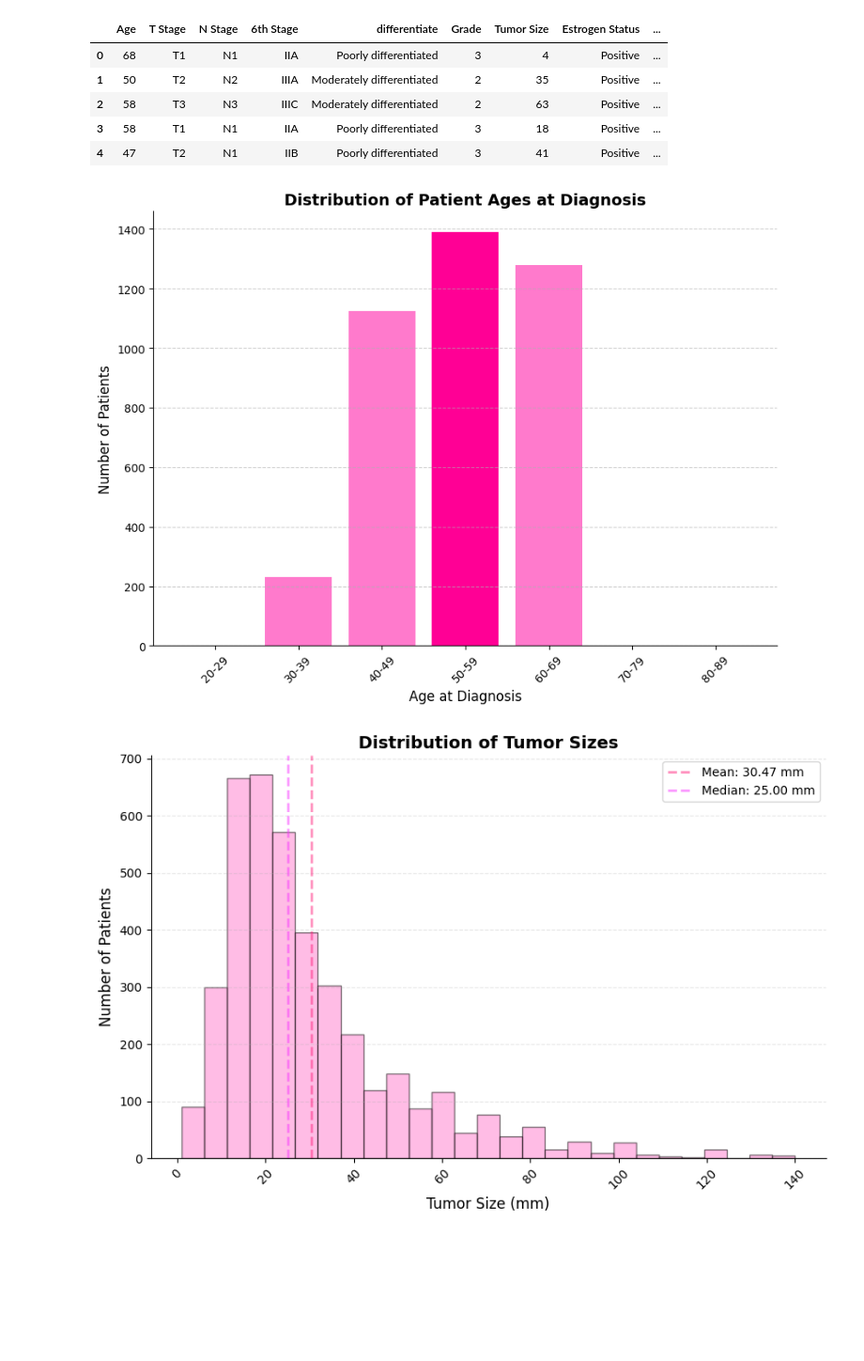
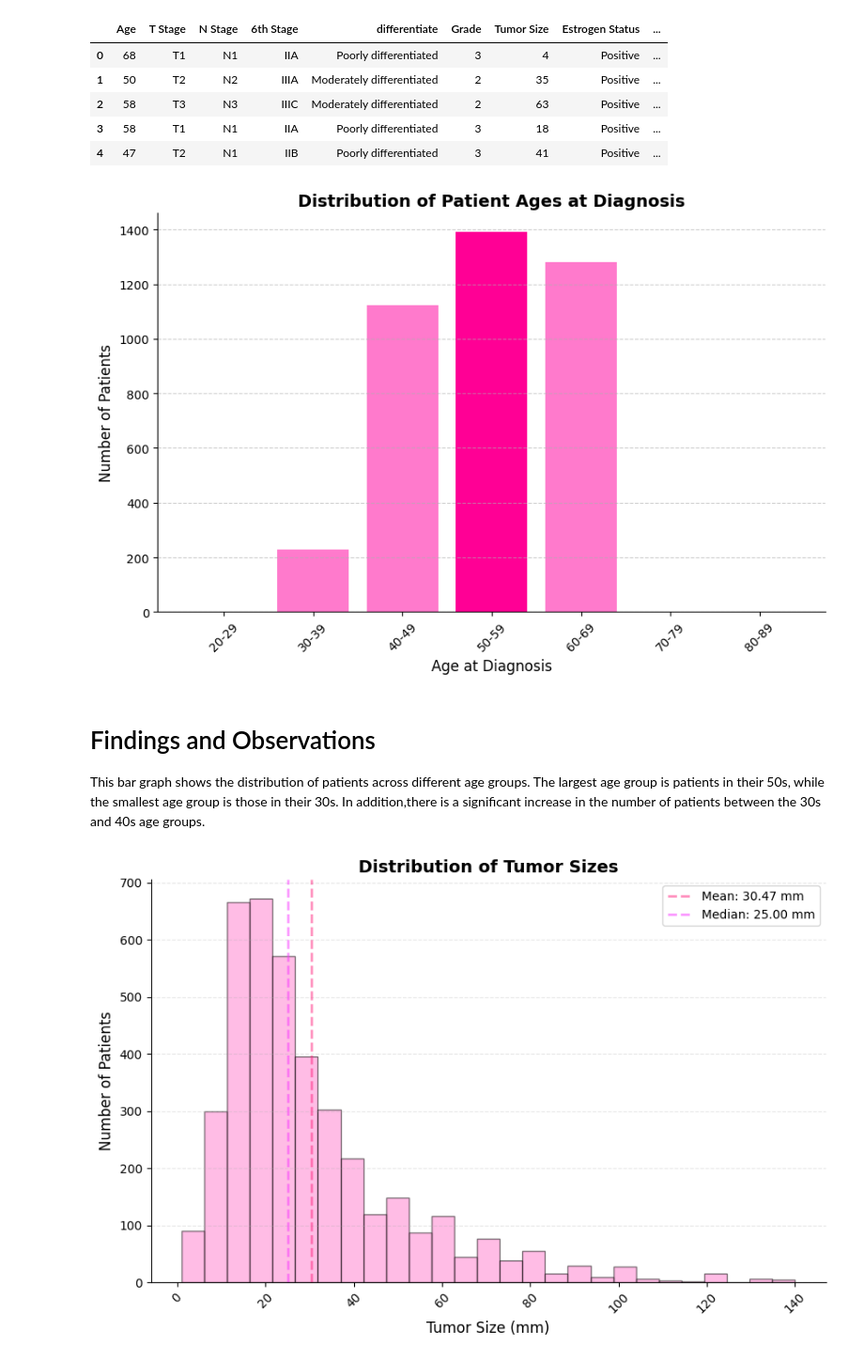
Before and after one commit to Shyleyy/breast-cancer-data-analysis, a Jupyter notebook: notebook/breast-cancer-notebook.ipynb, the cells around one changed output. Shown at 94% size. Cells and saved outputs as stored; diff of their text form; code cells hidden in the pictures; blank space fills up the shorter version.

Commit message:
Markdown notes of Findings and Observations added to each graph

```diff
--- a/notebook/breast-cancer-notebook.ipynb
+++ b/notebook/breast-cancer-notebook.ipynb
@@ -130,32 +130,35 @@ df.head()
 # %%
 # What is the range of patient ages at diagnosis?
 #bar plot
 
 bins = [20, 30, 40, 50, 60, 70, 80, 90]
 labels = ['20-29', '30-39', '40-49', '50-59', '60-69', '70-79', '80-89']
 df['age_group'] = pd.cut(df['Age'], bins=bins, labels=labels, right=False)
 avg_age_groups = df.groupby('age_group')['Status'].count().reset_index()
 
 age_counts = df['age_group'].value_counts().sort_index()
 max_count = age_counts.max()
 
-plt.figure(figsize=(10,7))
+plt.figure(figsize=(10,6))
 
 colors = ["#ff0095" if count == max_count else "#ff7acc" for count in age_counts]
 
 plt.bar(avg_age_groups['age_group'], avg_age_groups['Status'], color=colors)
 plt.xlabel('Age at Diagnosis', fontsize=12)
 plt.ylabel('Number of Patients', fontsize=12)
 plt.title('Distribution of Patient Ages at Diagnosis', fontsize=14, fontweight='bold')
 plt.xticks(rotation=45)
 plt.grid(axis='y', linestyle='--', alpha=0.6)
 
 ax = plt.gca()
 ax.spines['top'].set_visible(False)
 ax.spines['right'].set_visible(False)
 plt.show()
 # %% [output]
-[figure, old version]
+[figure, new version]
+# %% [markdown]
+# Findings and Observations
+This bar graph shows the distribution of patients across different age groups. The largest age group is patients in their 50s, while the smallest age group is those in their 30s. In addition,there is a significant increase in the number of patients between the 30s and 40s age groups.
 # %%
 # How does tumor size relate to patient survival months?
 #histogram
```
Also changed, not shown: parts of 2 cells of this notebook.
